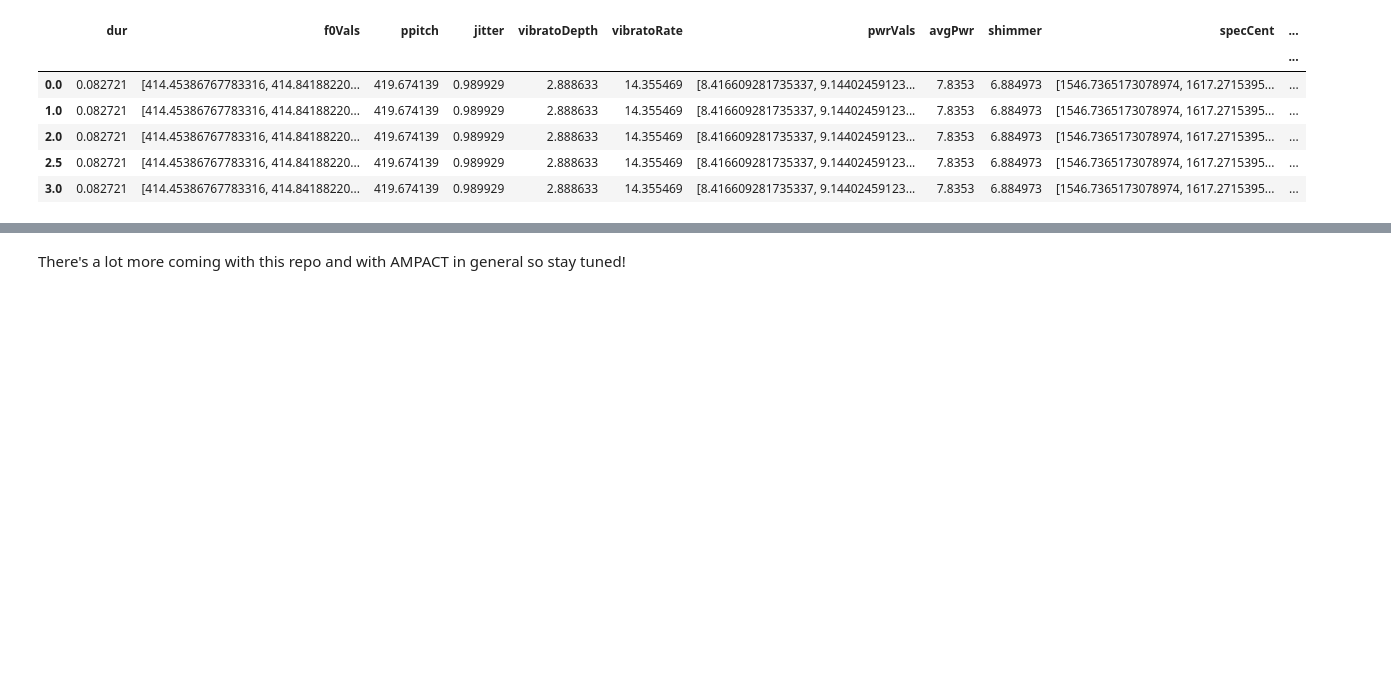
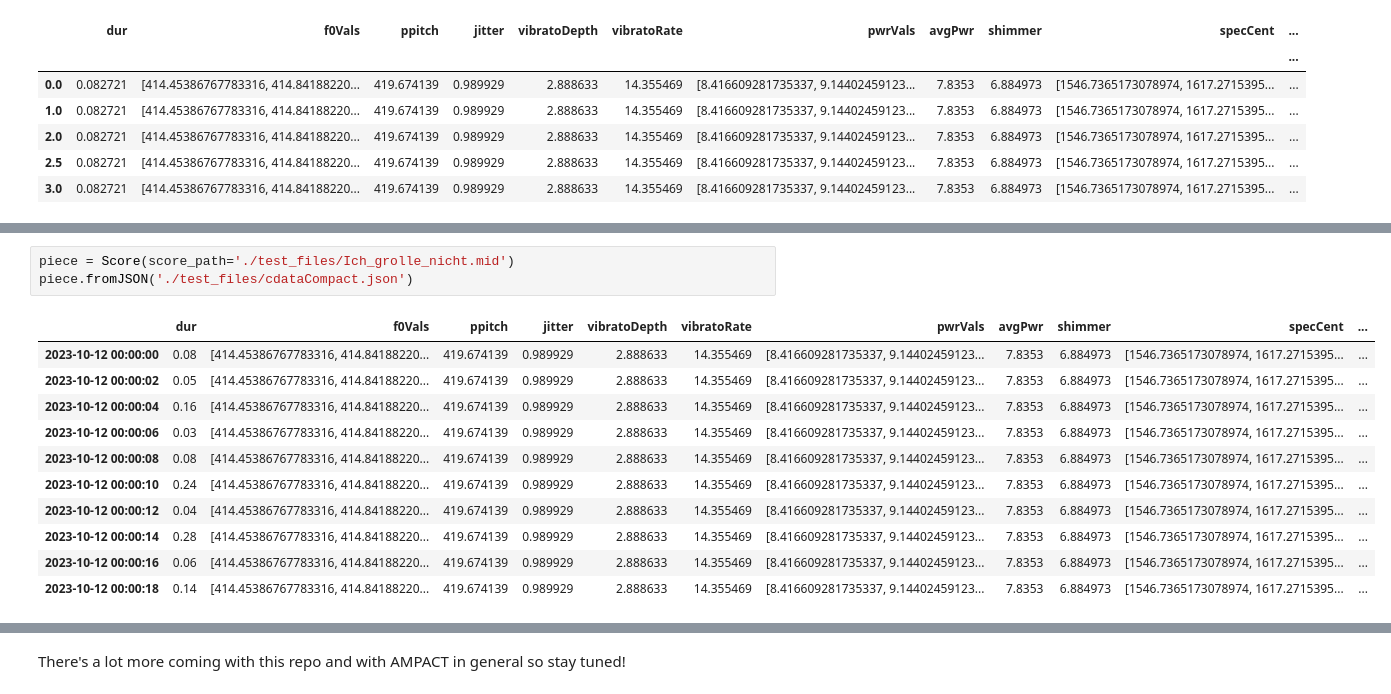
Before and after one commit to alexandermorgan/AMPACT, a Jupyter notebook: README.ipynb, the cells around one changed output, grey strips where cells are left out. Drawn from its saved outputs; the diff is of its cells as text; blank space fills up the shorter version.

```diff
--- a/README.ipynb
+++ b/README.ipynb
@@ -190,0 +253,15 @@ As with the `.functions()`, `.harmonies()`, and `.harmKeys()` methods, `.cdata()
+# %%
+piece = Score(score_path='./test_files/Ich_grolle_nicht.mid')
+piece.fromJSON('./test_files/cdataCompact.json')
+# %% [output]
+|  | dur | f0Vals | ppitch | jitter | vibratoDepth | vibratoRate | pwrVals | avgPwr | shimmer | specCent | ... |
+| 2023-10-12 00:00:00 | 0.08 | [414.45386767783316, 414.84188220... | 419.674139 | 0.989929 | 2.888633 | 14.355469 | [8.416609281735337, 9.14402459123... | 7.8353 | 6.884973 | [1546.7365173078974, 1617.2715395... | ... |
+| 2023-10-12 00:00:02 | 0.05 | [414.45386767783316, 414.84188220... | 419.674139 | 0.989929 | 2.888633 | 14.355469 | [8.416609281735337, 9.14402459123... | 7.8353 | 6.884973 | [1546.7365173078974, 1617.2715395... | ... |
+| 2023-10-12 00:00:04 | 0.16 | [414.45386767783316, 414.84188220... | 419.674139 | 0.989929 | 2.888633 | 14.355469 | [8.416609281735337, 9.14402459123... | 7.8353 | 6.884973 | [1546.7365173078974, 1617.2715395... | ... |
+| 2023-10-12 00:00:06 | 0.03 | [414.45386767783316, 414.84188220... | 419.674139 | 0.989929 | 2.888633 | 14.355469 | [8.416609281735337, 9.14402459123... | 7.8353 | 6.884973 | [1546.7365173078974, 1617.2715395... | ... |
+| 2023-10-12 00:00:08 | 0.08 | [414.45386767783316, 414.84188220... | 419.674139 | 0.989929 | 2.888633 | 14.355469 | [8.416609281735337, 9.14402459123... | 7.8353 | 6.884973 | [1546.7365173078974, 1617.2715395... | ... |
+| 2023-10-12 00:00:10 | 0.24 | [414.45386767783316, 414.84188220... | 419.674139 | 0.989929 | 2.888633 | 14.355469 | [8.416609281735337, 9.14402459123... | 7.8353 | 6.884973 | [1546.7365173078974, 1617.2715395... | ... |
+| 2023-10-12 00:00:12 | 0.04 | [414.45386767783316, 414.84188220... | 419.674139 | 0.989929 | 2.888633 | 14.355469 | [8.416609281735337, 9.14402459123... | 7.8353 | 6.884973 | [1546.7365173078974, 1617.2715395... | ... |
+| 2023-10-12 00:00:14 | 0.28 | [414.45386767783316, 414.84188220... | 419.674139 | 0.989929 | 2.888633 | 14.355469 | [8.416609281735337, 9.14402459123... | 7.8353 | 6.884973 | [1546.7365173078974, 1617.2715395... | ... |
+| 2023-10-12 00:00:16 | 0.06 | [414.45386767783316, 414.84188220... | 419.674139 | 0.989929 | 2.888633 | 14.355469 | [8.416609281735337, 9.14402459123... | 7.8353 | 6.884973 | [1546.7365173078974, 1617.2715395... | ... |
+| 2023-10-12 00:00:18 | 0.14 | [414.45386767783316, 414.84188220... | 419.674139 | 0.989929 | 2.888633 | 14.355469 | [8.416609281735337, 9.14402459123... | 7.8353 | 6.884973 | [1546.7365173078974, 1617.2715395... | ... |
```
Also changed, not shown: parts of 15 cells of this notebook.
